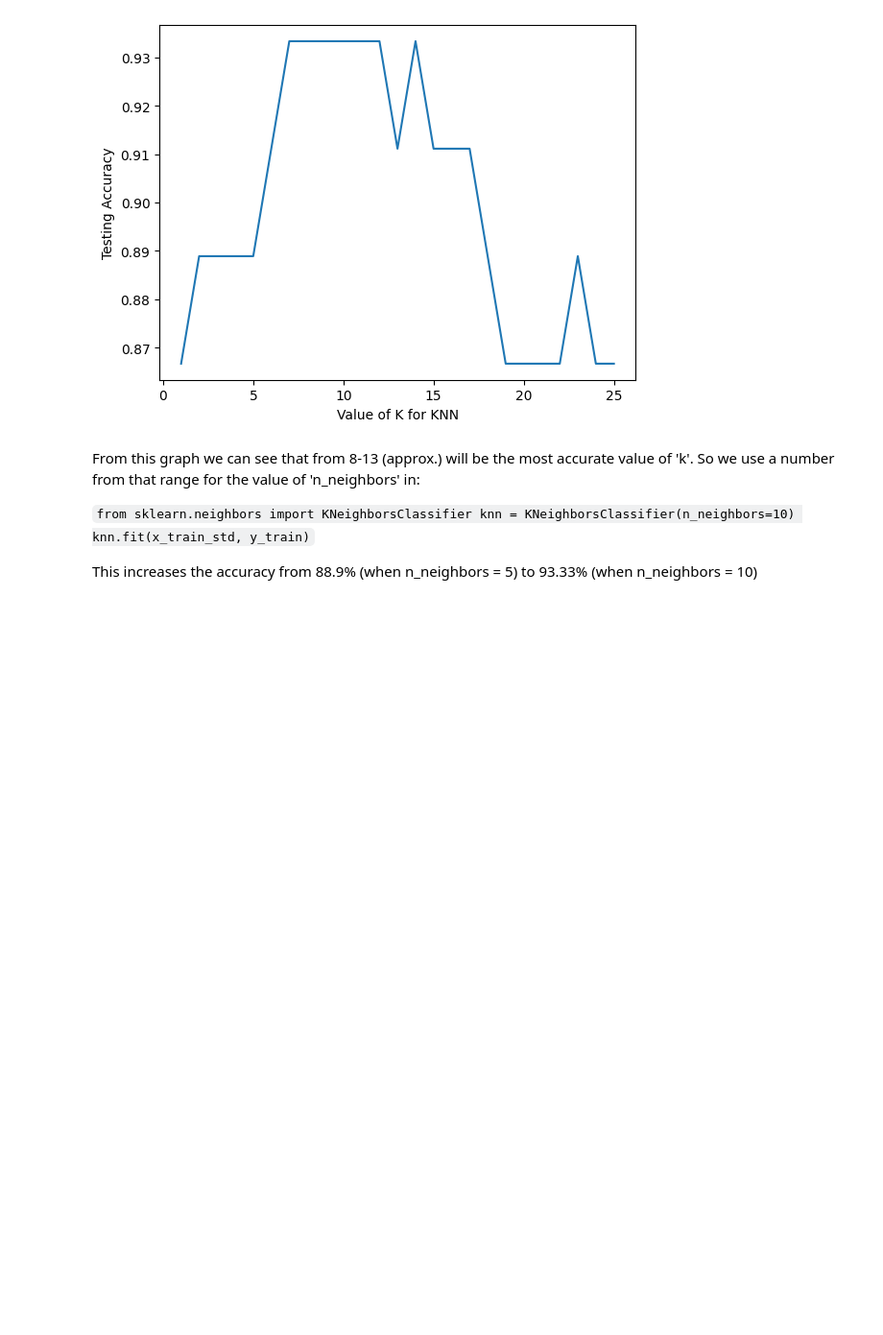
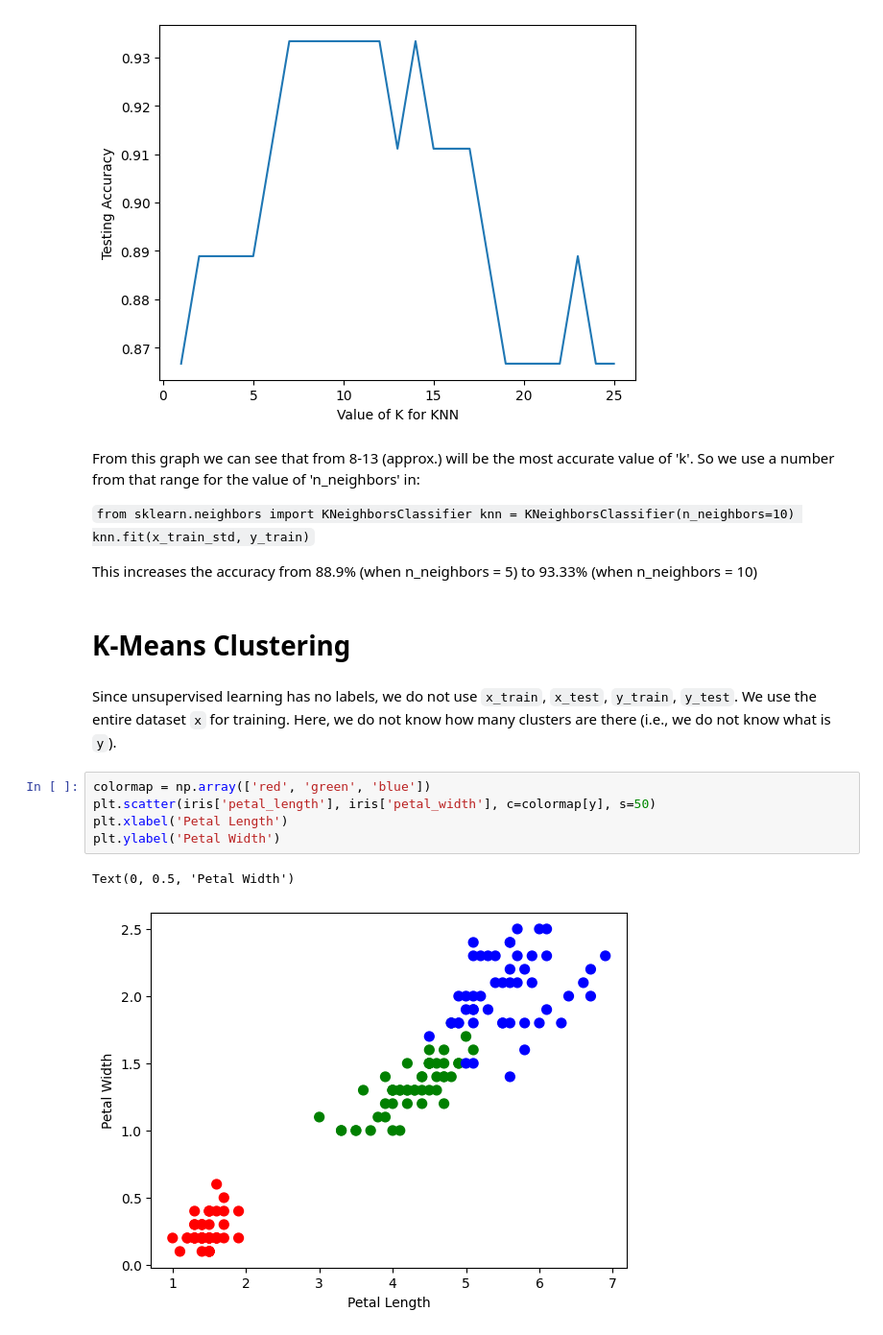
Before and after one commit to aabiyah/Iris-Classification, a Jupyter notebook: IrisClassification.ipynb, the cells around one changed output. Shown: that part at 96% size. Drawn from its saved outputs; the diff is of its cells as text; blank space fills up the shorter version.

Commit message:
Decision Tree, KNN, K-Means Clustering

```diff
--- a/IrisClassification.ipynb
+++ b/IrisClassification.ipynb
@@ -311,3 +311,15 @@ knn = KNeighborsClassifier(n_neighbors=10)
 knn.fit(x_train_std, y_train)`
 
 This increases the accuracy from 88.9% (when n_neighbors = 5) to 93.33% (when n_neighbors = 10)
+# %% [markdown]
+# K-Means Clustering
+# %% [markdown]
+Since unsupervised learning has no labels, we do not use `x_train`, `x_test`, `y_train`, `y_test`. We use the entire dataset `x` for training. Here, we do not know how many clusters are there (i.e., we do not know what is `y`).
+# %%
+colormap = np.array(['red', 'green', 'blue'])
+plt.scatter(iris['petal_length'], iris['petal_width'], c=colormap[y], s=50)
+plt.xlabel('Petal Length')
+plt.ylabel('Petal Width')
+# %% [output]
+Text(0, 0.5, 'Petal Width')
+[figure, added]
```
Also changed, not shown: parts of 8 cells of this notebook.
